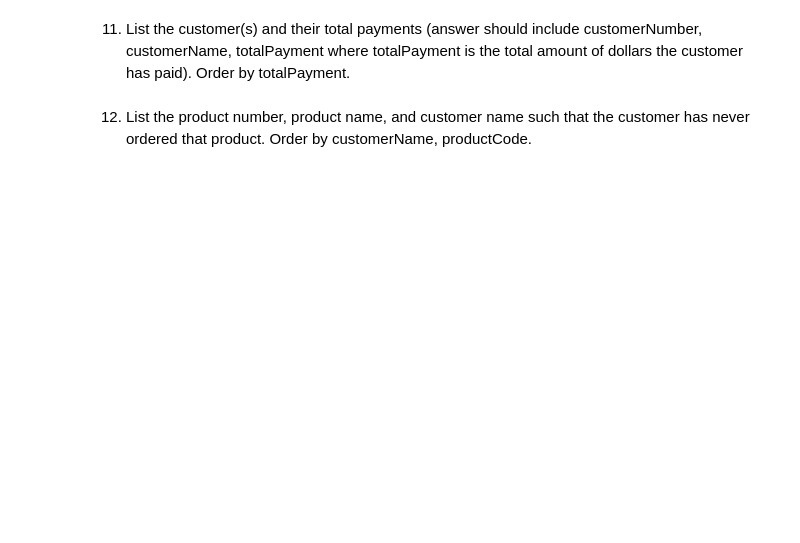
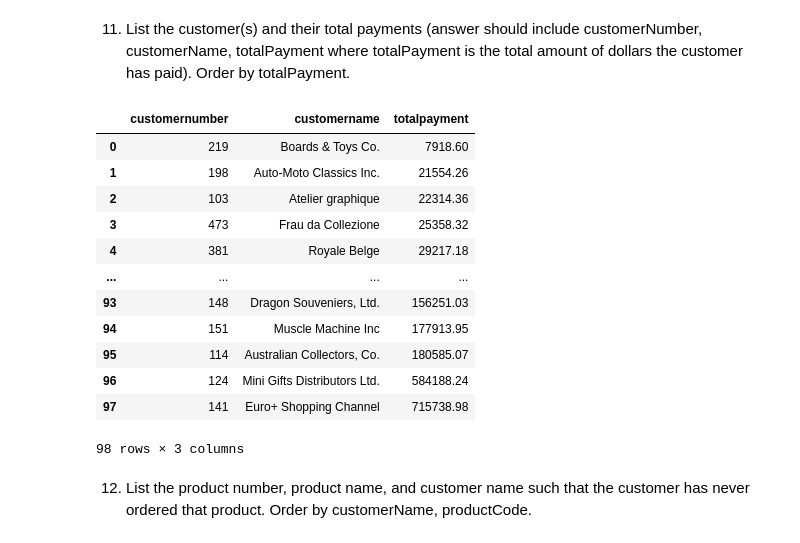
Before and after one commit to kcahlers/hbs-ds-060120, a Jupyter notebook: module-1/day~10-sql-2/sql-labKCA.ipynb, the cells around one changed output. Drawn from its saved outputs; the diff is of its cells as text; code cells hidden in the pictures; blank space fills up the shorter version.

```diff
--- a/module-1/day~10-sql-2/sql-labKCA.ipynb
+++ b/module-1/day~10-sql-2/sql-labKCA.ipynb
@@ -135,4 +294,25 @@ InternalError: Unread result found
 # %% [markdown]
 11. List the customer(s) and their total payments (answer should include customerNumber, customerName, totalPayment where totalPayment is the total amount of dollars the customer has paid). Order by totalPayment.
+# %%
+query7 = """SELECT customers.customernumber,customername, sum(amount) as totalpayment
+from customers join payments using (customernumber)
+group by 1,2
+order by 3
+"""
+pd.read_sql_query(query7,con)
+# %% [output]
+|  | customernumber | customername | totalpayment |
+| 0 | 219 | Boards & Toys Co. | 7918.60 |
+| 1 | 198 | Auto-Moto Classics Inc. | 21554.26 |
+| 2 | 103 | Atelier graphique | 22314.36 |
+| 3 | 473 | Frau da Collezione | 25358.32 |
+| 4 | 381 | Royale Belge | 29217.18 |
+| ... | ... | ... | ... |
+| 93 | 148 | Dragon Souveniers, Ltd. | 156251.03 |
+| 94 | 151 | Muscle Machine Inc | 177913.95 |
+| 95 | 114 | Australian Collectors, Co. | 180585.07 |
+| 96 | 124 | Mini Gifts Distributors Ltd. | 584188.24 |
+| 97 | 141 | Euro+ Shopping Channel | 715738.98 |
+98 rows × 3 columns
 # %% [markdown]
 12. List the product number, product name, and customer name such that the customer has never ordered that product. Order by customerName, productCode.
```
Also changed, not shown: parts of 11 cells of this notebook, 4 other files.
